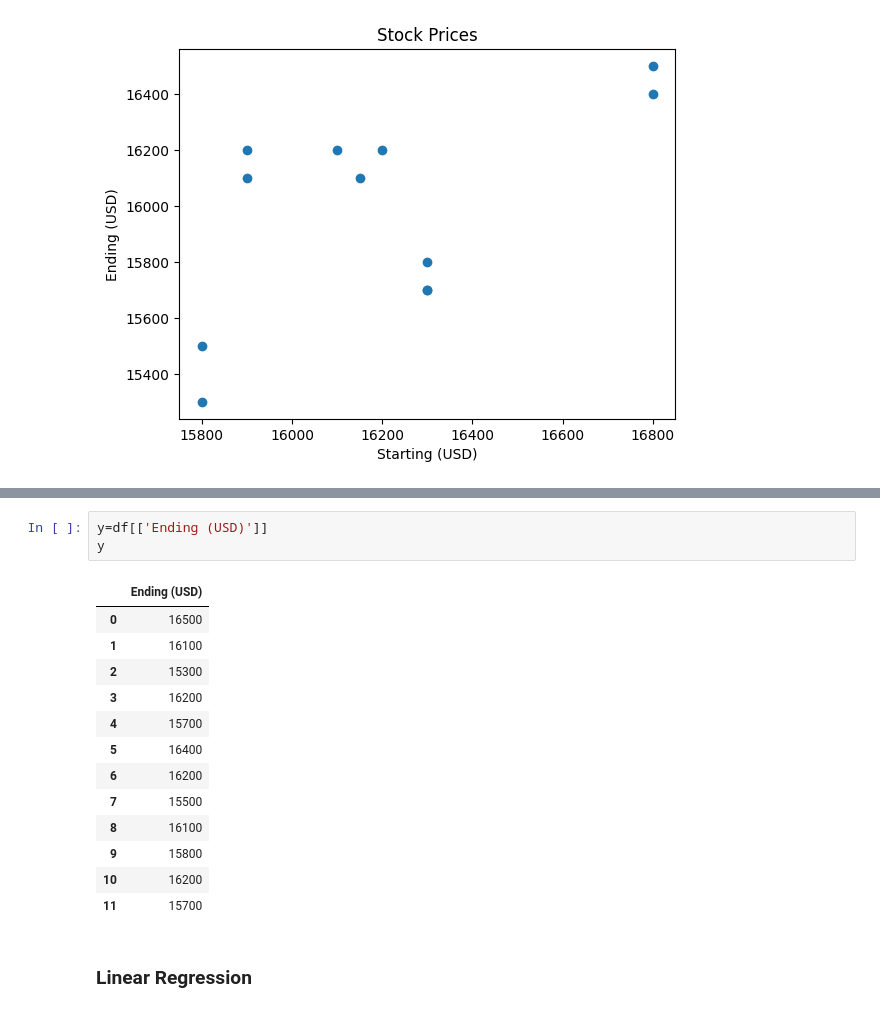
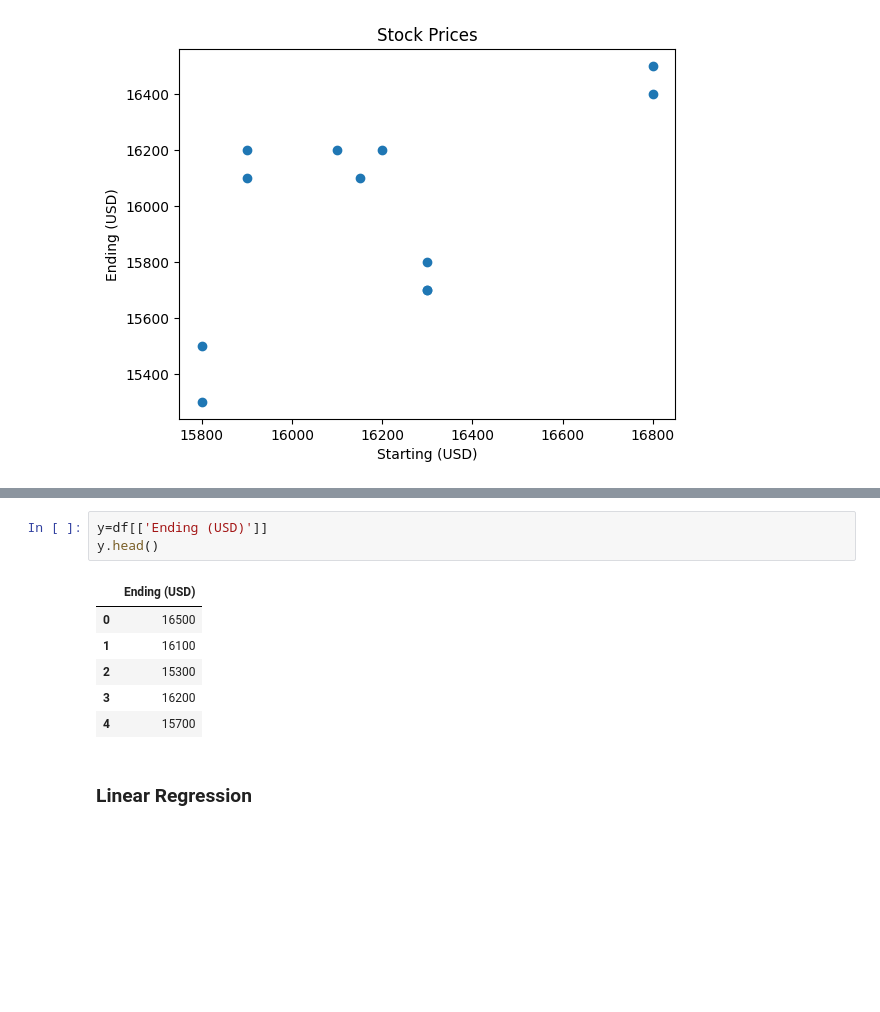
Before and after one commit to FarhanBinShafiq/machine_learning, a Jupyter notebook: Linear Regression/Linear Regression.ipynb, the cells around one changed output, grey strips where cells are left out. Drawn from its saved outputs; the diff is of its cells as text; blank space fills up the shorter version.

```diff
--- a/Linear Regression/Linear Regression.ipynb
+++ b/Linear Regression/Linear Regression.ipynb
@@ -91,20 +84,13 @@ x
 # %%
 y=df[['Ending (USD)']]
-y
+y.head()
 # %% [output]
 |  | Ending (USD) |
 | 0 | 16500 |
 | 1 | 16100 |
 | 2 | 15300 |
 | 3 | 16200 |
 | 4 | 15700 |
-| 5 | 16400 |
-| 6 | 16200 |
-| 7 | 15500 |
-| 8 | 16100 |
-| 9 | 15800 |
-| 10 | 16200 |
-| 11 | 15700 |
 # %% [markdown]
 ### Linear Regression
 # %%
```
Also changed, not shown: parts of 9 cells of this notebook.
